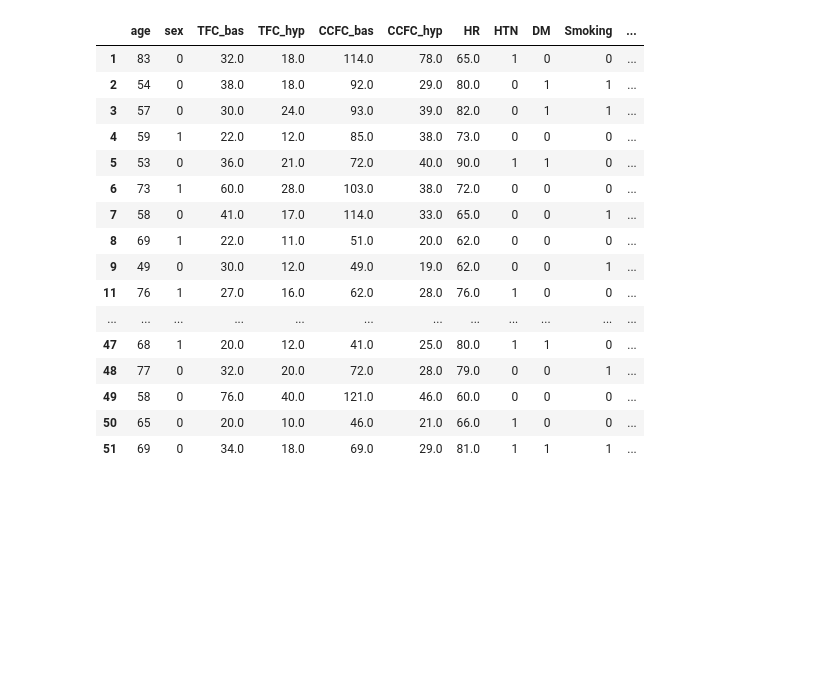
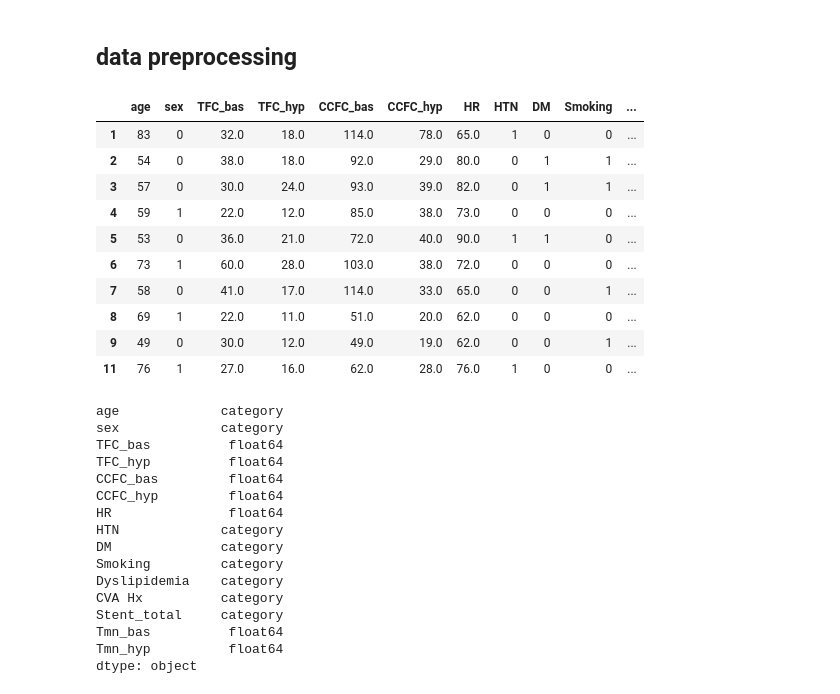
Before and after one commit to eastk1te/P.T, a Jupyter notebook: Side_Project/Capstone/coronary_angiography.ipynb, the cells around one changed output. Saved outputs shown, nothing was run; the diff lists cells and outputs as text; code cells hidden in the pictures; blank space fills up the shorter version.

```diff
--- a/Side_Project/Capstone/coronary_angiography.ipynb
+++ b/Side_Project/Capstone/coronary_angiography.ipynb
@@ -83,34 +86,49 @@ import xgboost
 # CAD           : 1=1VD. 2=2VD. 3=3VD. 4=LM Dz
 # Lesion        : 1=LAD, 2=LCX, 3=RCA, 4=LM
 # Presentation  : 1=SA, 2=UA, 3=NSTEMI,4=STEMI ,5=Atypical CP ,6=Variant angina
+# %% [markdown]
+## data preprocessing
 # %%
 df = pd.read_excel('drive/MyDrive/project/sheet.xlsx')
 df.columns = df.iloc[0,:].values
 df = df.iloc[1:,1:]
 df['age'], df['sex'] = np.reshape(df['나이_성별'].str.split('/').values.tolist(), (51,2)).T
 require_index = ['age','sex', 'TFC_bas', 'TFC_hyp', 'CCFC_bas', 'CCFC_hyp', 'HR', 'HTN','DM','Smoking','Dyslipidemia','CVA Hx','Stent_total', 'Tmn_bas', 'Tmn_hyp']
 df = df.loc[:,require_index]
 df.dropna(inplace=True)
 df['Stent_total'] = df['Stent_total'].replace(999,0)
 df['sex'] = df['sex'].replace('M',0).replace('F',1)
 df.iloc[:,[0,1,7,8,9,10,11,12]] = df.iloc[:,[0,1,7,8,9,10,11,12]].astype('category')
 df.iloc[:,[2,3,4,5,6,13,14]] = df.iloc[:,[2,3,4,5,6,13,14]].astype(float)
-df
+df.head(10)
 # %% [output]
 |  | age | sex | TFC_bas | TFC_hyp | CCFC_bas | CCFC_hyp | HR | HTN | DM | Smoking | ... |
 | 1 | 83 | 0 | 32.0 | 18.0 | 114.0 | 78.0 | 65.0 | 1 | 0 | 0 | ... |
 | 2 | 54 | 0 | 38.0 | 18.0 | 92.0 | 29.0 | 80.0 | 0 | 1 | 1 | ... |
 | 3 | 57 | 0 | 30.0 | 24.0 | 93.0 | 39.0 | 82.0 | 0 | 1 | 1 | ... |
 | 4 | 59 | 1 | 22.0 | 12.0 | 85.0 | 38.0 | 73.0 | 0 | 0 | 0 | ... |
 | 5 | 53 | 0 | 36.0 | 21.0 | 72.0 | 40.0 | 90.0 | 1 | 1 | 0 | ... |
 | 6 | 73 | 1 | 60.0 | 28.0 | 103.0 | 38.0 | 72.0 | 0 | 0 | 0 | ... |
 | 7 | 58 | 0 | 41.0 | 17.0 | 114.0 | 33.0 | 65.0 | 0 | 0 | 1 | ... |
 | 8 | 69 | 1 | 22.0 | 11.0 | 51.0 | 20.0 | 62.0 | 0 | 0 | 0 | ... |
 | 9 | 49 | 0 | 30.0 | 12.0 | 49.0 | 19.0 | 62.0 | 0 | 0 | 1 | ... |
 | 11 | 76 | 1 | 27.0 | 16.0 | 62.0 | 28.0 | 76.0 | 1 | 0 | 0 | ... |
-| ... | ... | ... | ... | ... | ... | ... | ... | ... | ... | ... | ... |
-| 47 | 68 | 1 | 20.0 | 12.0 | 41.0 | 25.0 | 80.0 | 1 | 1 | 0 | ... |
-| 48 | 77 | 0 | 32.0 | 20.0 | 72.0 | 28.0 | 79.0 | 0 | 0 | 1 | ... |
-| 49 | 58 | 0 | 76.0 | 40.0 | 121.0 | 46.0 | 60.0 | 0 | 0 | 0 | ... |
-| 50 | 65 | 0 | 20.0 | 10.0 | 46.0 | 21.0 | 66.0 | 1 | 0 | 0 | ... |
-| 51 | 69 | 0 | 34.0 | 18.0 | 69.0 | 29.0 | 81.0 | 1 | 1 | 1 | ... |
+# %%
+df.dtypes
+# %% [output]
+age             category
+sex             category
+TFC_bas          float64
+TFC_hyp          float64
+CCFC_bas         float64
+CCFC_hyp         float64
+HR               float64
+HTN             category
+DM              category
+Smoking         category
+Dyslipidemia    category
+CVA Hx          category
+Stent_total     category
+Tmn_bas          float64
+Tmn_hyp          float64
+dtype: object
```
Also changed, not shown: parts of 16 cells of this notebook.
